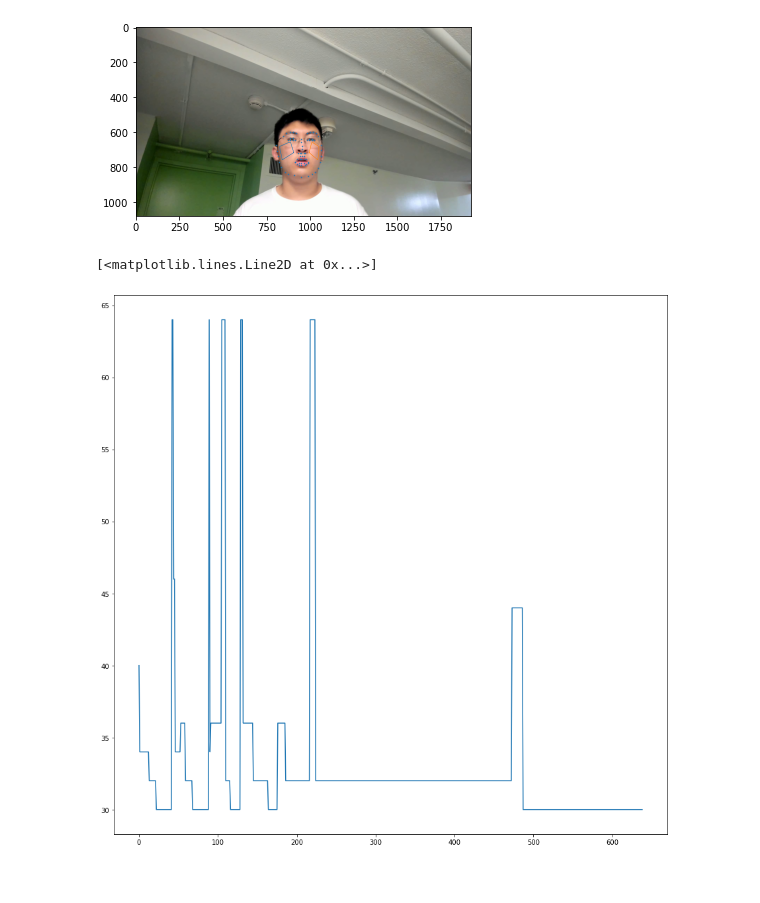
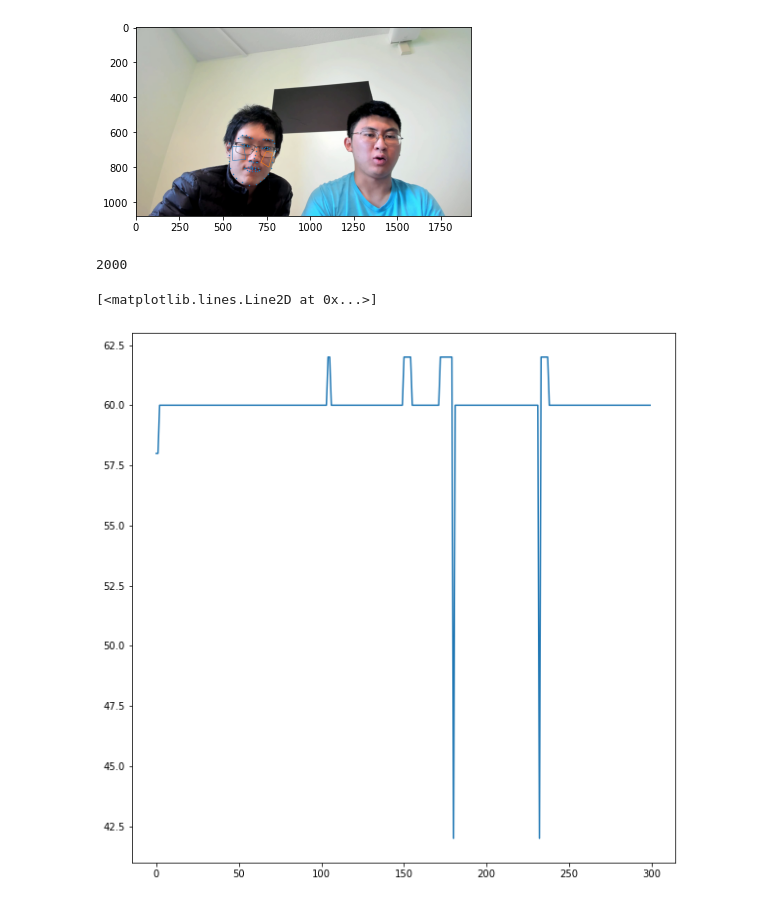
Before and after one commit to gtangg12/SenseEye, a Jupyter notebook: test.ipynb, the cells around one changed output. Cells and saved outputs as stored; diff of their text form; code cells hidden in the pictures.

```diff
--- a/test.ipynb
+++ b/test.ipynb
@@ -6,7 +6,7 @@ import torch
 import matplotlib.pyplot as plt
 from tqdm import tqdm
 # %%
-vid = cv2.VideoCapture('george_exercise.mp4')
+vid = cv2.VideoCapture('pair.mp4')
 frames = []
 while True:
     success, frame = vid.read()
@@ -25,4 +28,4 @@ import signal_detection
 #plt.imshow(frames[0])
 #plt.scatter(np.stack(rgb, axis=0)[:, 0], np.stack(rgb, axis=0)[:, 1], s=0.01)
 # %%
-landmarks = np.load('landmarks_exercise.npy', allow_pickle=True)
+landmarks = np.load('landmarks_left.npy', allow_pickle=True)
@@ -34,15 +33,16 @@ for x in landmarks:
 from HeartAttributes import HeartAttributes
 tracker = HeartAttributes()
 # %%
-fr = 480
+fr = 1000
 plt.imshow(frames[fr])
 plt.scatter(landmarks[fr][:, 0], landmarks[fr][:, 1], 0.2)
 
 for contour in signal_detection.draw_contours(frames[fr], landmarks[fr]).values():
     contour = np.append(contour, contour[0][None, ...], axis=0)
     plt.plot(contour[:, 0], contour[:, 1], linewidth=0.5)
+    plt.savefig('george2cheeks.png')
 # %% [output]
-[figure, old version]
+[figure, new version]
 # %%
 signals = []
 rgbs = []
@@ -56,21 +58,29 @@ for i in tqdm(range(len(landmarks))):
         continue
     signals.append(tracker.update(rgb, i))
     rgbs.append(rgb)
+# %%
+len(rgbs_all)
+# %% [output]
+2000
 # %%
-fig, ax = plt.subplots(figsize=(15,15))
+fig, ax = plt.subplots(figsize=(10,10))
 #ax.plot(signals[750:1500])
-greens = np.stack(rgbs[200:])[:, 2]
+#greens = np.stack(rgbs_all[:])[:, 2]
 #ax.plot(0.9+(greens - np.mean(greens))/(60*np.std(greens)))
 #ax.plot(np.stack(rgbs[200:])[:,1])
 #ax.plot(np.stack(tracker.mas)[200:, 1])
-#X, Y = signal_detection.get_signal(np.stack(rgbs)[200:])
+#sig = signal_detection.get_signal(np.stack(rgbs)[750:1500])
+#fsig = np.fft.fft(sig)
+#plt.plot(fsig[1:])
+#plt.savefig('george2hrpeak.png')
 #ax.plot((X - np.mean(X))/np.std(X))
 #ax.plot((Y - np.mean(Y))/np.std(Y))
 #ax.plot(X)
 #ax.plot(Y)
-ft_focus = np.stack(signals)[750:, 15:60]
+ft_focus = np.stack(signals)[750:1050, 15:60]
 max_freq = np.argmax(ft_focus, axis=1)
 plt.plot((max_freq + 15)*2)
+plt.savefig('pairwilliam.png')
 # %% [output]
 [<matplotlib.lines.Line2D at 0x...>]
-[figure, old version]
+[figure, new version]
```
Also changed, not shown: parts of 3 cells of this notebook, 7 other files.
